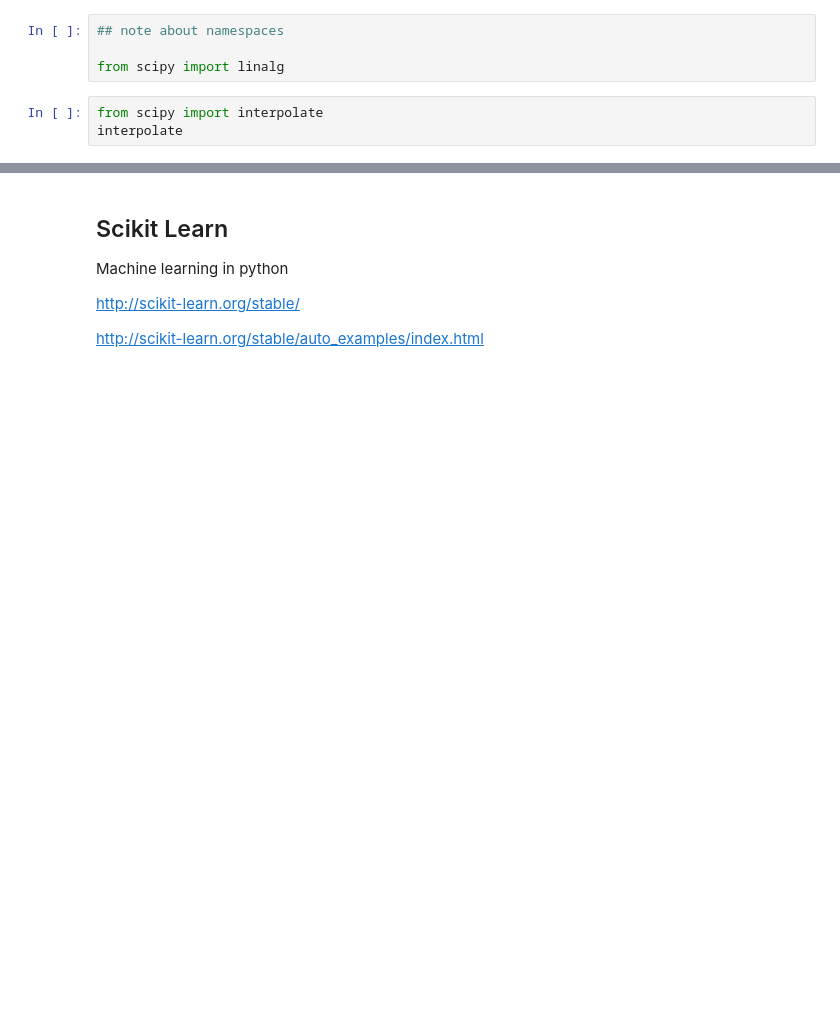
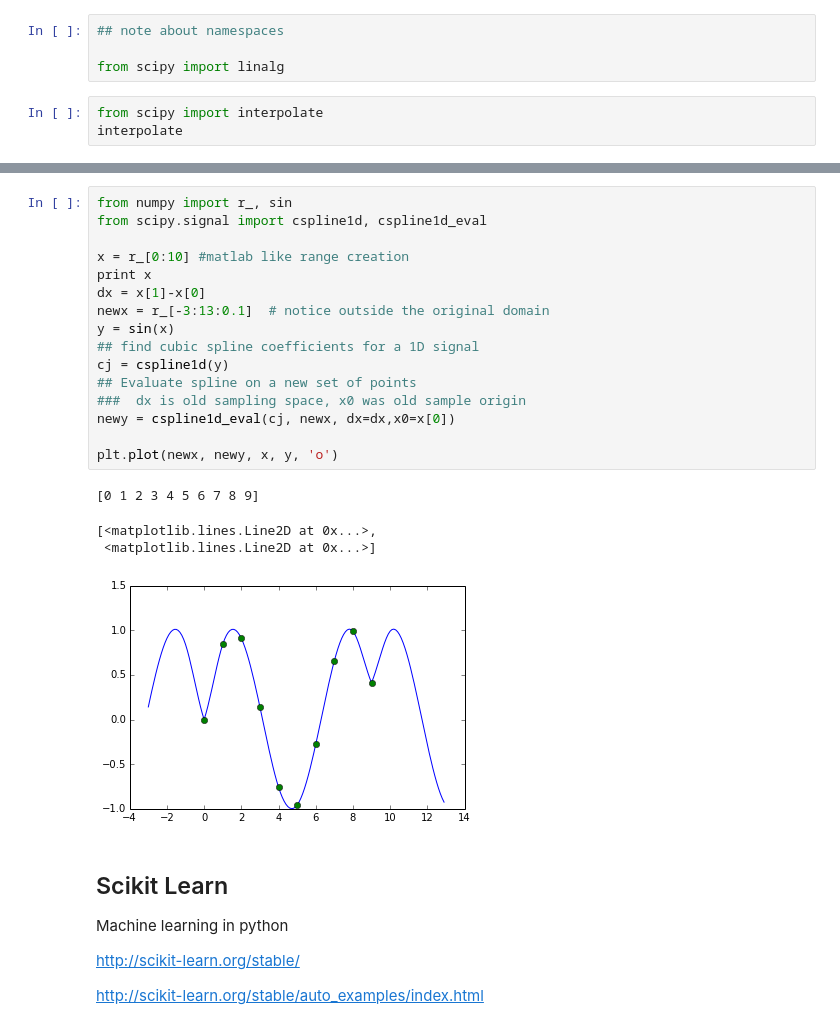
Before and after one commit to swcarpentry/2014-04-14-wise, a Jupyter notebook: advanced/python/scipy.ipynb, the cells around one changed output, grey strips where cells are left out. Saved outputs shown, nothing was run; the diff lists cells and outputs as text; blank space fills up the shorter version.

Commit message:
finish scipy, no master

```diff
--- a/advanced/python/scipy.ipynb
+++ b/advanced/python/scipy.ipynb
@@ -55,3 +67,24 @@ interpolate
+# %%
+from numpy import r_, sin
+from scipy.signal import cspline1d, cspline1d_eval
+
+x = r_[0:10] #matlab like range creation
+print x
+dx = x[1]-x[0]
+newx = r_[-3:13:0.1]  # notice outside the original domain
+y = sin(x)
+## find cubic spline coefficients for a 1D signal
+cj = cspline1d(y)
+## Evaluate spline on a new set of points
+###  dx is old sampling space, x0 was old sample origin
+newy = cspline1d_eval(cj, newx, dx=dx,x0=x[0])
+
+plt.plot(newx, newy, x, y, 'o')
+# %% [output]
+[0 1 2 3 4 5 6 7 8 9]
+[<matplotlib.lines.Line2D at 0x...>,
+ <matplotlib.lines.Line2D at 0x...>]
+[figure, added]
 # %% [markdown]
 ## Scikit Learn
 
```
Also changed, not shown: parts of 23 cells of this notebook.
